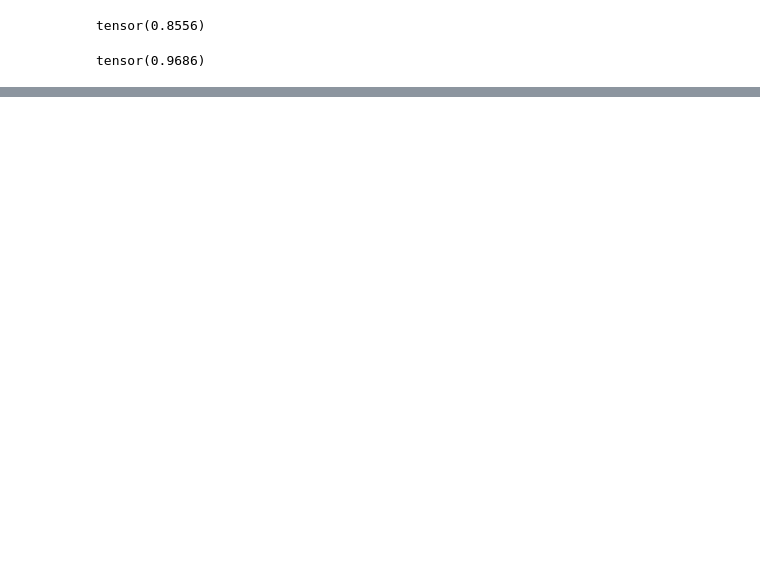
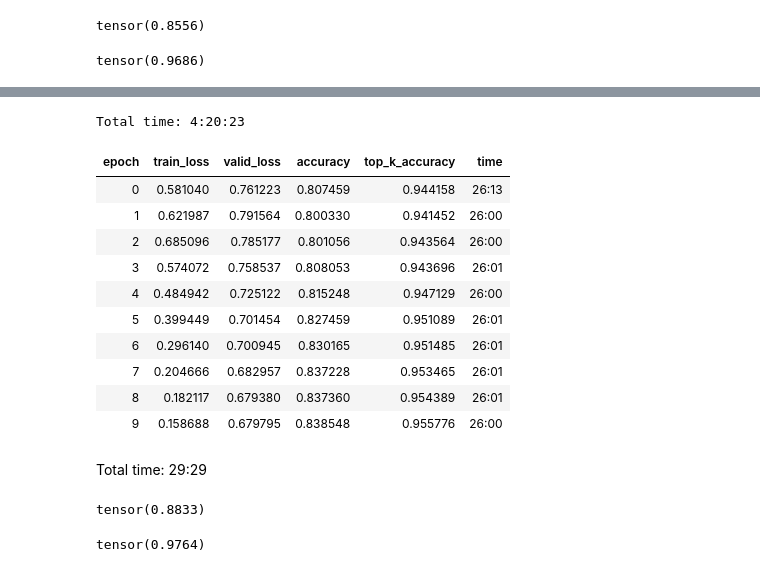
Before and after one commit to heye0507/dl_related, a Jupyter notebook: fellowship/Food-101-Res50-final.ipynb, the cells around one changed output, grey strips where cells are left out. Cells and saved outputs as stored; diff of their text form; code cells hidden in the pictures; blank space fills up the shorter version.

```diff
--- a/fellowship/Food-101-Res50-final.ipynb
+++ b/fellowship/Food-101-Res50-final.ipynb
@@ -319,0 +382,15 @@ tensor(0.9686)
+# %%
+learn.fit_one_cycle(10,slice(6e-6,lr/5))
+# %% [output]
+Total time: 4:20:23
+| epoch | train_loss | valid_loss | accuracy | top_k_accuracy | time |
+| 0 | 0.581040 | 0.761223 | 0.807459 | 0.944158 | 26:13 |
+| 1 | 0.621987 | 0.791564 | 0.800330 | 0.941452 | 26:00 |
+| 2 | 0.685096 | 0.785177 | 0.801056 | 0.943564 | 26:00 |
+| 3 | 0.574072 | 0.758537 | 0.808053 | 0.943696 | 26:01 |
+| 4 | 0.484942 | 0.725122 | 0.815248 | 0.947129 | 26:00 |
+| 5 | 0.399449 | 0.701454 | 0.827459 | 0.951089 | 26:01 |
+| 6 | 0.296140 | 0.700945 | 0.830165 | 0.951485 | 26:01 |
+| 7 | 0.204666 | 0.682957 | 0.837228 | 0.953465 | 26:01 |
+| 8 | 0.182117 | 0.679380 | 0.837360 | 0.954389 | 26:01 |
+| 9 | 0.158688 | 0.679795 | 0.838548 | 0.955776 | 26:00 |
@@ -319,0 +399,4 @@ tensor(0.9686)
+# %%
+preds,_ = learn.TTA(ds_type=DatasetType.Test)
+# %% [output]
+Total time: 29:29
@@ -319,0 +405,8 @@ tensor(0.9686)
+# %%
+accuracy(preds,tensor(gt))
+# %% [output]
+tensor(0.8833)
+# %%
+top_k_accuracy(preds,tensor(gt))
+# %% [output]
+tensor(0.9764)
```
Also changed, not shown: parts of 25 cells of this notebook.
